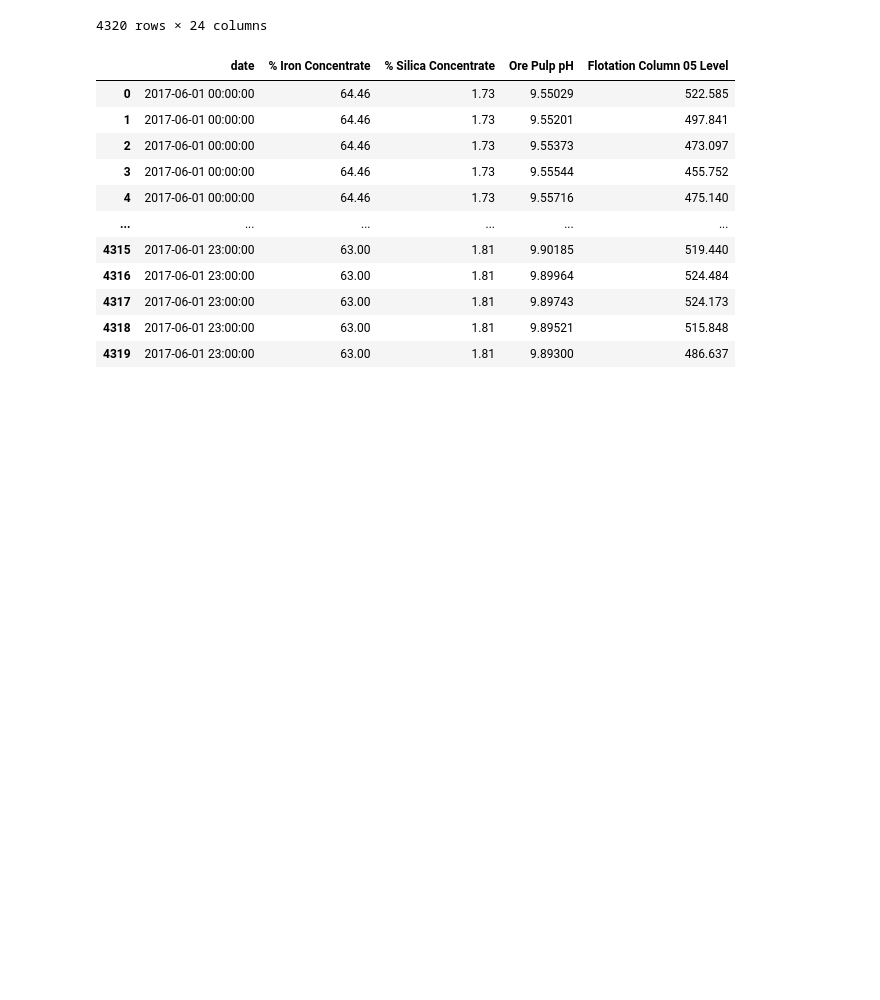
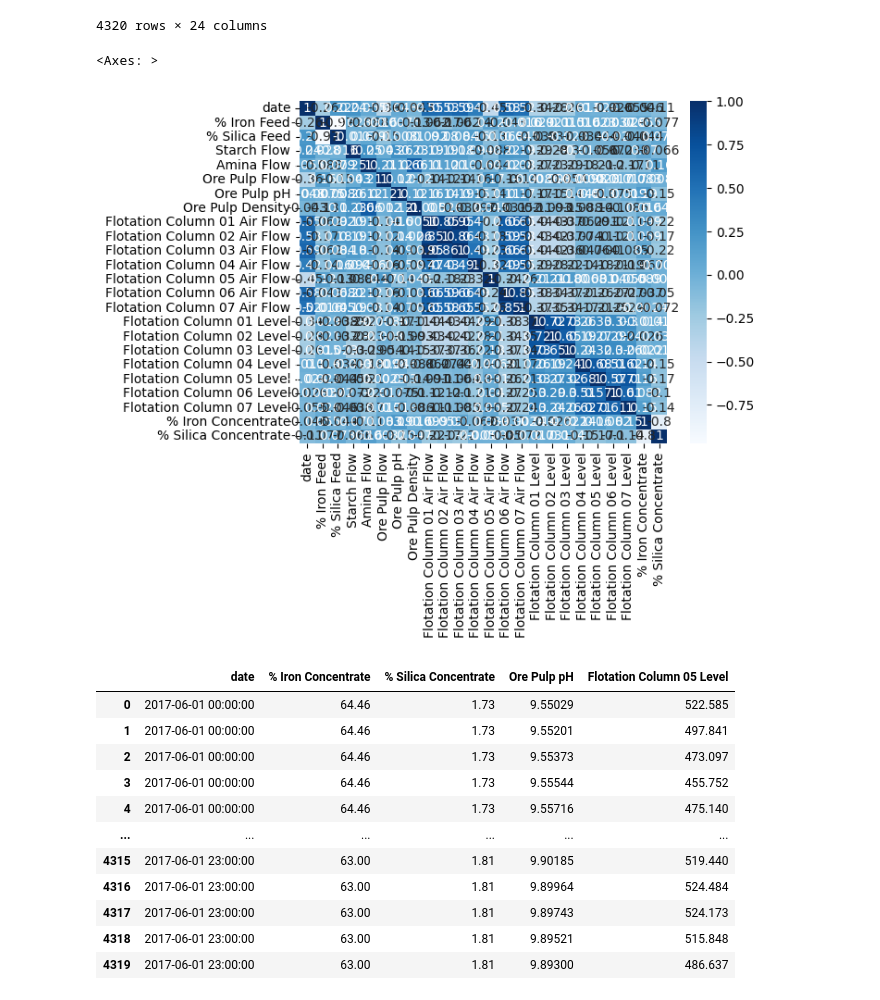
Before and after one commit to JMas1913/Mining_Process_Flotation_Plant_Project, a Jupyter notebook: mining-process-project.ipynb, the cells around one changed output. Cells and saved outputs as stored; diff of their text form; code cells hidden in the pictures; blank space fills up the shorter version.

Commit message:
Kaggle Notebook | Mining_Process_Project | Version 8

```diff
--- a/mining-process-project.ipynb
+++ b/mining-process-project.ipynb
@@ -134,6 +134,12 @@ df_june
 | 4318 | 2017-06-01 23:00:00 | 64.03 | 6.26 | 4103.37 | 494.347 | 405.177 | 9.89521 | ... |
 | 4319 | 2017-06-01 23:00:00 | 64.03 | 6.26 | 4086.76 | 489.599 | 405.385 | 9.89300 | ... |
 4320 rows × 24 columns
+# %%
+corr_mining_process_df = mining_process_df.corr()
+sns.heatmap(corr_mining_process_df, cmap="Blues", annot=True)
+# %% [output]
+<Axes: >
+[figure, added]
 # %%
 important_cols = [
     'date',
```
Also changed, not shown: parts of 1 cell of this notebook.
